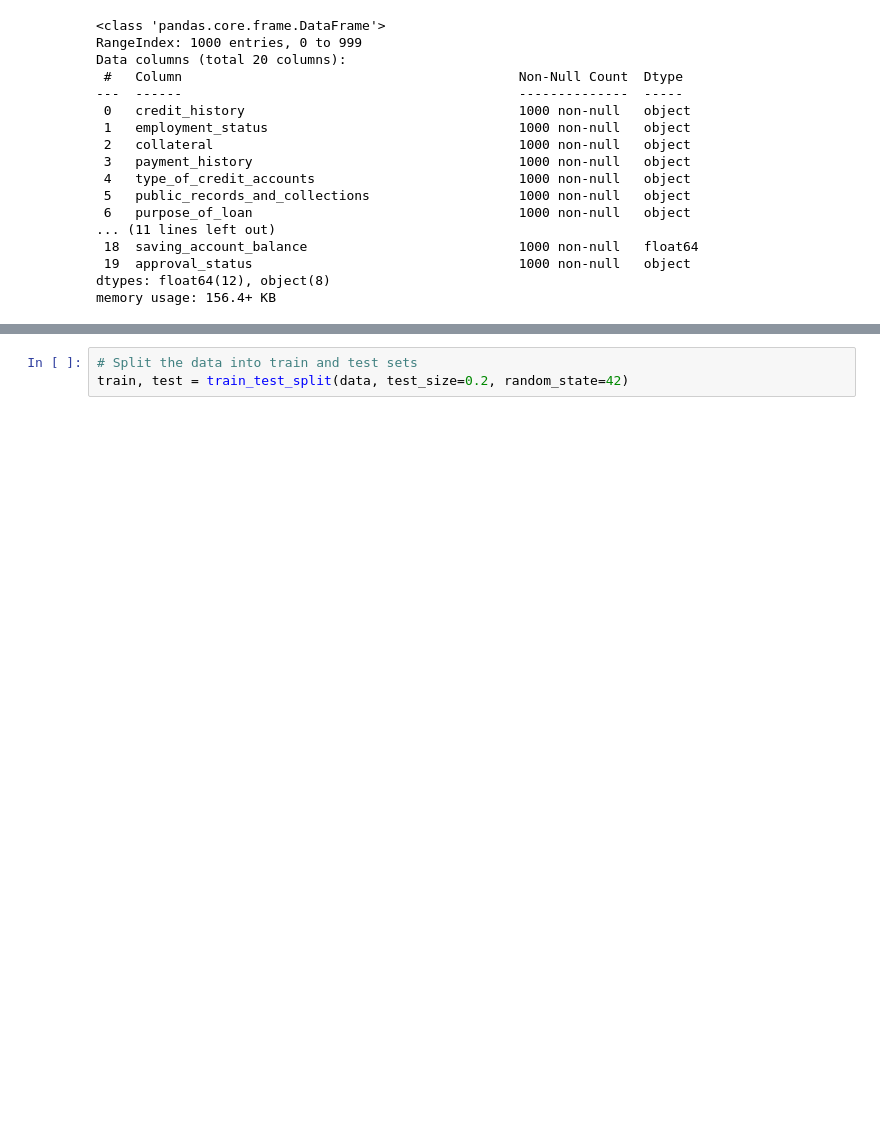
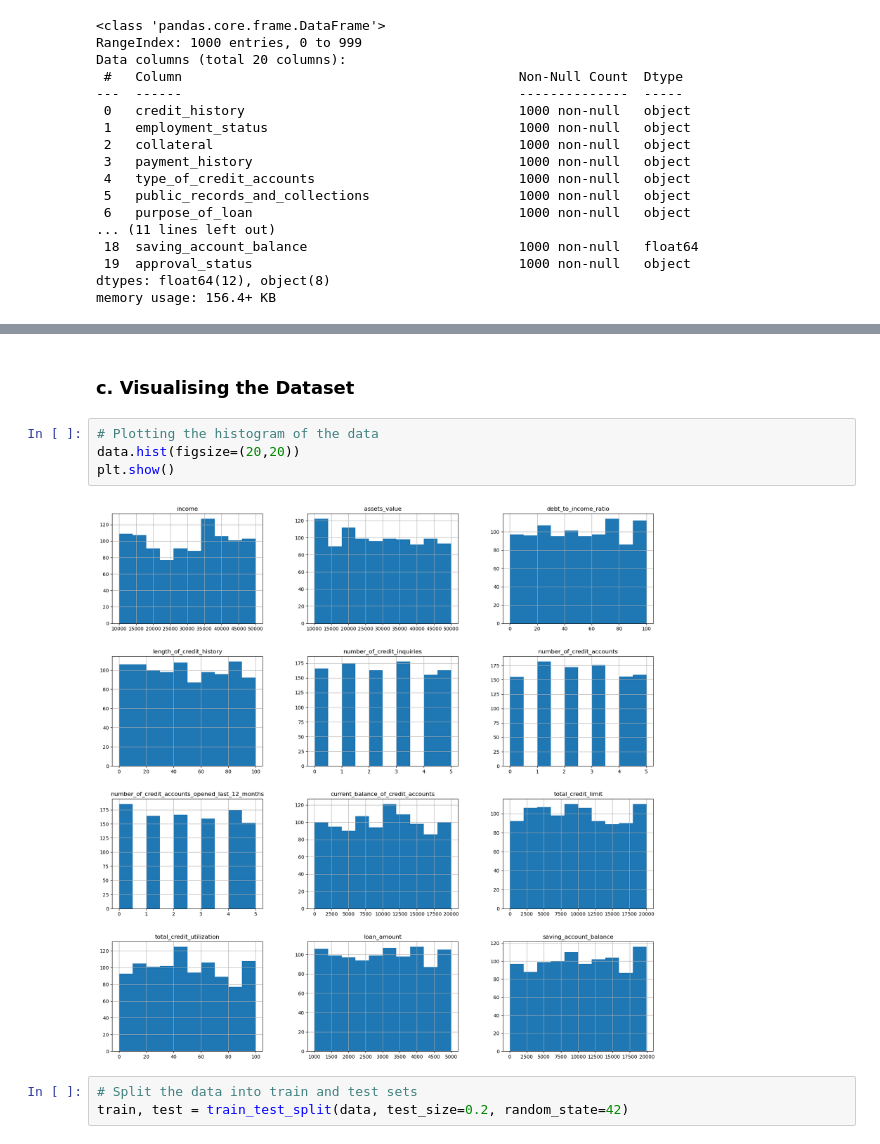
Before and after one commit to carlos-alves-one/-NeuroCredit, a Jupyter notebook: logistic_regression.ipynb, the cells around one changed output, grey strips where cells are left out. Saved outputs shown, nothing was run; the diff lists cells and outputs as text; blank space fills up the shorter version.

Commit message:
Plotting the histogram of the data

```diff
--- a/logistic_regression.ipynb
+++ b/logistic_regression.ipynb
@@ -161,6 +161,14 @@ data.describe().T
 | total_credit_utilization | 1000.0 | 48.910 | 28.504463 | 0.0 | 24.00 | 48.0 | 72.00 | 100.0 |
 | loan_amount | 1000.0 | 2994.315 | 1165.396438 | 1003.0 | 2012.00 | 3019.0 | 3976.25 | 4995.0 |
 | saving_account_balance | 1000.0 | 10190.260 | 5738.769848 | 41.0 | 5337.75 | 10138.5 | 14999.25 | 19945.0 |
+# %% [markdown]
+### c. Visualising the Dataset
+# %%
+# Plotting the histogram of the data
+data.hist(figsize=(20,20))
+plt.show()
+# %% [output]
+[figure, added]
 # %%
 # Split the data into train and test sets
 train, test = train_test_split(data, test_size=0.2, random_state=42)
```
